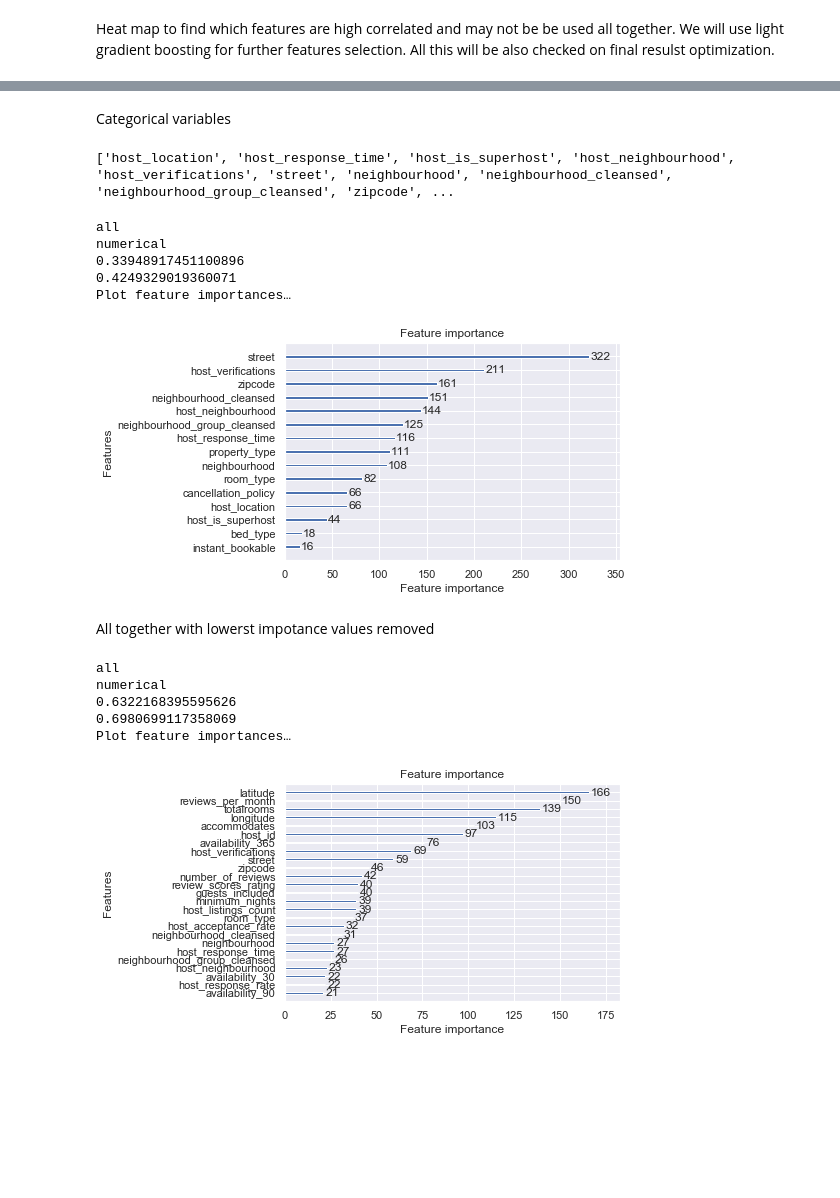
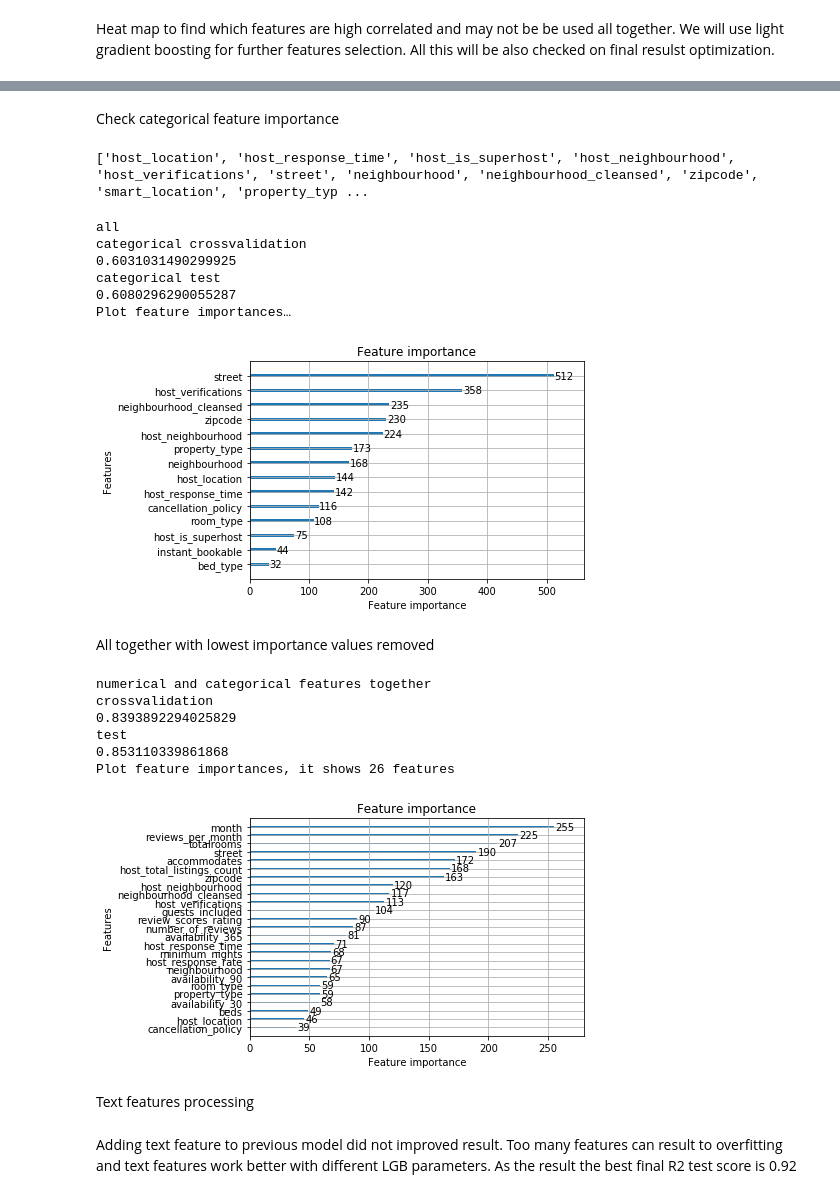
Before and after one commit to kuzn137/airbnb-data-modeling, a Jupyter notebook: airbnb.ipynb, the cells around one changed output, grey strips where cells are left out. Drawn from its saved outputs; the diff is of its cells as text; code cells hidden in the pictures; blank space fills up the shorter version.

```diff
--- a/airbnb.ipynb
+++ b/airbnb.ipynb
@@ -38,7 +58,7 @@ Model evaluation function fits training data, predicts and computes score
 def model_eval(X, y, model):
     '''
     input: X is features data frame, y is respones, model
-    output: cross validation score, test score, predicted values
+    output: train cross validation score, test score, predicted values
 
     '''
     X_train, X_test, y_train, y_test = train_test_split(X, y, test_size=0.2, random_state=41)
@@ -47,6 +67,9 @@ def model_eval(X, y, model):
     score = cross_val_score(model, X_train, y_train, scoring = 'r2', cv = 5)
     test_score = r2_score(y_test, y_pred)
     return score, test_score, y_pred, y_test
+def plot_dist(col):
+    dfc=df[['id', col]].groupby([col]).count()
+    (dfc/df.shape[0]).plot(kind="bar");
 # %%
 num_rows = df.shape[0] #Provide the number of rows in the dataset
 num_cols = df.shape[1] #Provide the number of columns in the dataset
@@ -190,5 +219,9 @@ Run Light Gradient Boosting on numerical feature to check first numerical featur
 # %%
-exc=  ['maximum_nights', 'price']#['calculated_host_listings_count', 'review_scores_location', 'review_scores_communication', 'review_scores_accuracy',  'review_scores_cleanliness', 'host_listings_count', "price"]
+#'host_listings_count' is also excluded beacause it is almost the same as "host_total_listings_count" and it gives the same result
+del df['host_listings_count']
+del df['scrape_id']
+#som columns will be in exc in case they are needed later
+exc=  ['host_id','id', 'maximum_nights', 'price']#['calculated_host_listings_count', 'review_scores_location', 'review_scores_communication', 'review_scores_accuracy',  'review_scores_cleanliness', 'host_listings_count', "price"]
 
 col = [i for i in col if i not in exc]
 print(col)
@@ -196,10 +229,11 @@ X_num=df[col]
 Y=df["price"]
 #model
 print(len(col))
-model = lgb.LGBMRegressor(boosting_type ='gbdt', learning_rate = 0.1, num_leaves=32, max_depth =5)#DecisionTreeClassifier(min_samples_split=4, max_depth=8,  class_weight={0: 1, 1: 4})#XGBClassifier(max_depth=5, learning_rate=0.01,  sample_weight=w_array)#DecisionTreeClassifier(max_depth=5,  class_weight={0: 1, 1: 3.5}) #ExtraTreesClassifier(n_estimators=100, max_depth=5)
+model = lgb.LGBMRegressor(boosting_type ='gbdt', learning_rate = 0.1, num_leaves=32, max_depth =5)#DecisionTreeClassifier(min_samples_split=4, max_depth=8,  class_weight={0: 1, 1: 4})#
 score, test_score, y_pred, y_test = model_eval(X_num, Y, model)
 print('all')
-print('numerical')
+print('numerical train crossvalidation')
 print(np.mean(score))
+print('numerical test')
 print(test_score)
 # %% [output]
@@ -219,16 +254,15 @@ Plot feature importances…
 # %%
 #remove lowest importance values and some of highly correlated, until we have the best result at the end
-exc=  ['maximum_nights', 'price',  'review_scores_cleanliness', 'review_scores_location', 'review_scores_communication', 'review_scores_accuracy',   "price"]
-col = [i for i in colf if i not in exc]
+exc=  ['latitude', 'longitude','host_id','maximum_nights', 'host_acceptance_rate', 'calculated_host_listings_count',  'review_scores_checkin', 'price', 'review_scores_value', 'availability_60', 'review_scores_cleanliness', 'review_scores_location', 'review_scores_communication', 'review_scores_accuracy',   "price"]
+col = [i for i in col if i not in exc]
 print(col)
 X_num=df[col]
-Y=df["price"]
 #model
-print(len(col))
-model = lgb.LGBMRegressor(boosting_type ='gbdt', learning_rate = 0.1, num_leaves=32, max_depth =5)#DecisionTreeClassifier(min_samples_split=4, max_depth=8,  class_weight={0: 1, 1: 4})#XGBClassifier(max_depth=5, learning_rate=0.01,  sample_weight=w_array)#DecisionTreeClassifier(max_depth=5,  class_weight={0: 1, 1: 3.5}) #ExtraTreesClassifier(n_estimators=100, max_depth=5)
+model_num = lgb.LGBMRegressor(boosting_type ='gbdt', learning_rate = 0.1, num_leaves=32, max_depth =5)#DecisionTreeClassifier(min_samples_split=4, max_depth=8,  class_weight={0: 1, 1: 4})#XGBClassifier(max_depth=5, learning_rate=0.01,  sample_weight=w_array)#DecisionTreeClassifier(max_depth=5,  class_weight={0: 1, 1: 3.5}) #ExtraTreesClassifier(n_estimators=100, max_depth=5)
 score, test_score, y_pred, y_test = model_eval(X_num, Y, model)
-print('all')
-print('numerical')
+print('selected features')
+print('numerical cross validation')
 print(np.mean(score))
+print('numerical test')
 print(test_score)
 # %% [output]
@@ -248,13 +282,13 @@ Plot feature importances…
 # %%
 df=df.drop(['experiences_offered'], axis=1)
-# %% [markdown]
-Categorical variables
+# %% [markdown]
+Check categorical feature importance
 # %%
 #print(df['host_is_superhost'])
 cat_col = df.select_dtypes(include=['object']).columns
 df[cat_col] = df[cat_col].fillna('none')
-text=['summary', 'amenities', 'name', 'notes', 'description', 'neighborhood_overview', 'transit', 'host_about']
-exclude=['id', 'is_location_exact','host_identity_verified','require_guest_profile_picture', 'require_guest_phone_verification', 'security_deposit', 'calendar_last_scraped', 'calendar_updated', 'cleaning_fee','extra_people','host_since','first_review', 'last_review','market','listing_url', 'country', 'space', 'thumbnail_url', 'city', 'state', 'medium_url',  'host_has_profile_pic', 'host_thumbnail_url', 'country_code','host_url', 'host_name', 'description', 'last_scraped', 'picture_url', 'xl_picture_url', 'summary', 'host_picture_url']
+text=['summary', 'amenities', 'name',  'notes', 'description', 'neighborhood_overview', 'transit', 'host_about']
+exclude=['id', 'neighbourhood_group_cleansed', 'is_location_exact','host_identity_verified','require_guest_profile_picture', 'require_guest_phone_verification', 'security_deposit', 'calendar_last_scraped', 'calendar_updated', 'cleaning_fee','extra_people','host_since','first_review', 'last_review','market','listing_url', 'country', 'space', 'thumbnail_url', 'city', 'state', 'medium_url',  'host_has_profile_pic', 'host_thumbnail_url', 'country_code','host_url', 'host_name', 'description', 'last_scraped', 'picture_url', 'xl_picture_url', 'summary', 'host_picture_url']
 cat_col = [i for i in cat_col if i not in out+exclude+text]
 print(cat_col)
 le  = LabelEncoder()
@@ -262,49 +296,55 @@ for i in cat_col:
     df[i]=le.fit_transform(df[i].astype('category'))
 X_cat = df[cat_col]
 # %% [output]
-['host_location', 'host_response_time', 'host_is_superhost', 'host_neighbourhood', 'host_verifications', 'street', 'neighbourhood', 'neighbourhood_cleansed', 'neighbourhood_group_cleansed', 'zipcode', ...
+['host_location', 'host_response_time', 'host_is_superhost', 'host_neighbourhood', 'host_verifications', 'street', 'neighbourhood', 'neighbourhood_cleansed', 'zipcode', 'smart_location', 'property_typ ...
 # %%
 model = lgb.LGBMRegressor(boosting_type ='gbdt', learning_rate = 0.1, num_leaves=31, max_depth =5)#DecisionTreeClassifier(min_samples_split=4, max_depth=8,  class_weight={0: 1, 1: 4})#
 #model=XGBRegressor(max_depth=5, learning_rate=0.05)#DecisionTreeClassifier(max_depth=5,  class_weight={0: 1, 1: 3.5}) #ExtraTreesClassifier(n_estimators=100, max_depth=5)
 #cross_val
 score, test_score, y_pred, y_test = model_eval(X_cat, Y, model)
 print('all')
-print('numerical')
+print('categorical crossvalidation')
 print(np.mean(score))
+print('categorical test')
 print(test_score)
 print("Plot feature importances…")
 ax = lgb.plot_importance(model, max_num_features=26)
 plt.show()
 # %% [output]
 all
-numerical
-0.33948917451100896
-0.4249329019360071
+categorical crossvalidation
+0.6031031490299925
+categorical test
+0.6080296290055287
 Plot feature importances…
-[figure, old version]
+[figure, new version]
 # %% [markdown]
-All together with lowerst impotance values removed
+All together with lowest importance values removed
 # %%
 exclude=['id', 'instant_bookable',  'host_is_superhost',  'bed_type',  'is_location_exact','host_identity_verified','require_guest_profile_picture', 'require_guest_phone_verification', 'security_deposit', 'calendar_last_scraped', 'calendar_updated', 'cleaning_fee','extra_people','host_since','first_review', 'last_review','market','listing_url', 'country', 'space', 'thumbnail_url', 'city', 'state', 'medium_url',  'host_has_profile_pic', 'host_thumbnail_url', 'country_code','host_url', 'host_name', 'description', 'last_scraped', 'picture_url', 'xl_picture_url', 'summary', 'host_picture_url']
 cat_col =[i for i in cat_col if i not in exclude]
 #model
 X=df[cat_col+col]
 model = lgb.LGBMRegressor(boosting_type ='gbdt', learning_rate = 0.1, num_leaves=31, max_depth =5)#DecisionTreeClassifier(min_samples_split=4, max_depth=8,  class_weight={0: 1, 1: 4})#
 #model=XGBRegressor(max_depth=5, learning_rate=0.05)#DecisionTreeClassifier(max_depth=5,  class_weight={0: 1, 1: 3.5}) #ExtraTreesClassifier(n_estimators=100, max_depth=5)
 #cross_val
 score, test_score, y_pred, y_test = model_eval(X, Y, model)
-print('all')
-print('numerical')
+print('numerical and categorical features together')
+print('crossvalidation')
 print(np.mean(score))
+print('test')
 print(test_score)
-print("Plot feature importances…")
-ax = lgb.plot_importance(model, max_num_features=25)
+print("Plot feature importances, it shows 26 features")
+ax = lgb.plot_importance(model, max_num_features=26)
 plt.show()
 # %% [output]
-all
-numerical
-0.6322168395595626
-0.6980699117358069
-Plot feature importances…
+numerical and categorical features together
+crossvalidation
+0.8393892294025829
+test
+0.853110339861868
+Plot feature importances, it shows 26 features
-[figure, old version]
+[figure, new version]
+# %% [markdown]
+Text features processing
 # %%
@@ -325,4 +365,6 @@ X_name = count_descp.fit_transform(df["name"])
 X_transit = count_transit.fit_transform(df["transit"])
 X_am = count_am.fit_transform(df['amenities'])
 X_s = count_n.fit_transform(df['summary'])
+# %% [markdown]
+Adding text feature to previous model did not improved result. Too many features can result to overfitting and text features work better with different LGB parameters. As the result the best final R2 test score is 0.92
 # %%
```
Also changed, not shown: parts of 28 cells of this notebook.
